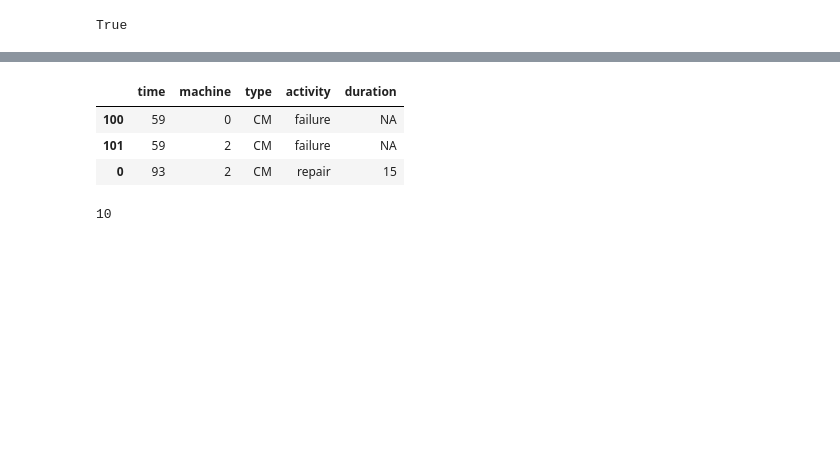
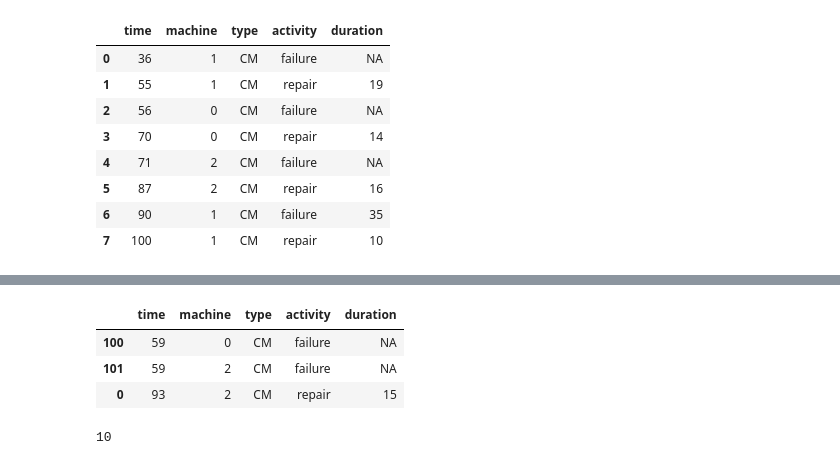
Before and after one commit to m-hoff/simantha, a Jupyter notebook: scheduler_test.ipynb, the cells around one changed output, grey strips where cells are left out. Drawn from its saved outputs; the diff is of its cells as text; code cells hidden in the pictures; blank space fills up the shorter version.

Commit message:
Flag-based maintenance scheduling

```diff
--- a/scheduler_test.ipynb
+++ b/scheduler_test.ipynb
@@ -31,4 +37,12 @@ Interrupt: Interrupt(None)
-# %%
-sys.machines[0].under_repair
-# %% [output]
-True
+# %%
+sys.maintenance_data
+# %% [output]
+|  | time | machine | type | activity | duration |
+| 0 | 36 | 1 | CM | failure | NA |
+| 1 | 55 | 1 | CM | repair | 19 |
+| 2 | 56 | 0 | CM | failure | NA |
+| 3 | 70 | 0 | CM | repair | 14 |
+| 4 | 71 | 2 | CM | failure | NA |
+| 5 | 87 | 2 | CM | repair | 16 |
+| 6 | 90 | 1 | CM | failure | 35 |
+| 7 | 100 | 1 | CM | repair | 10 |
```
Also changed, not shown: parts of 4 cells of this notebook, 4 other files.
